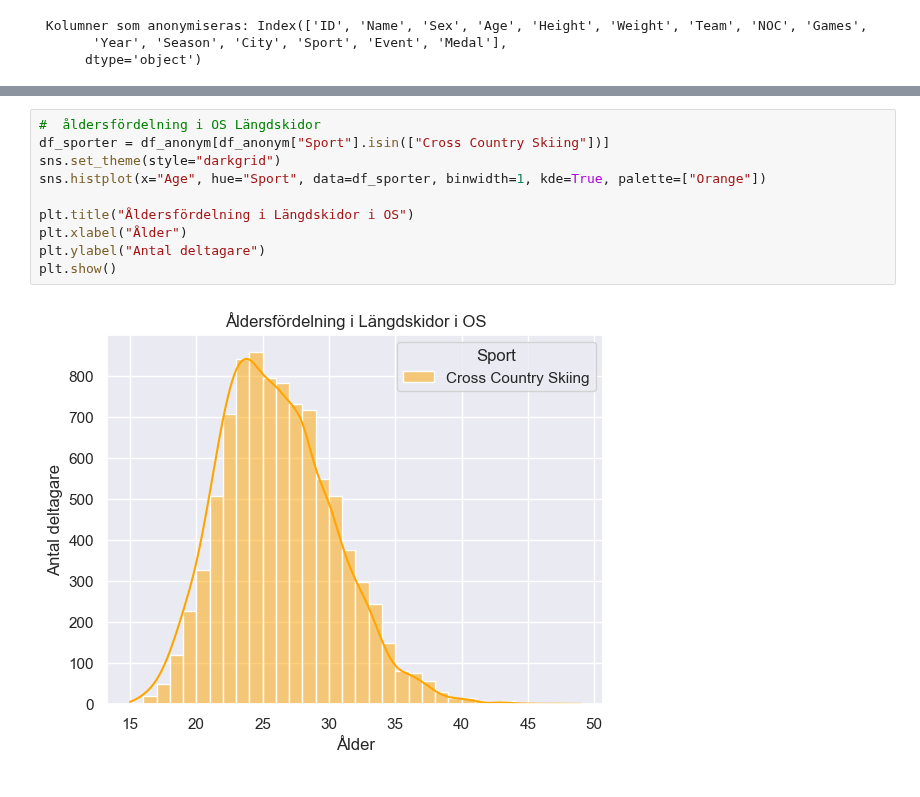
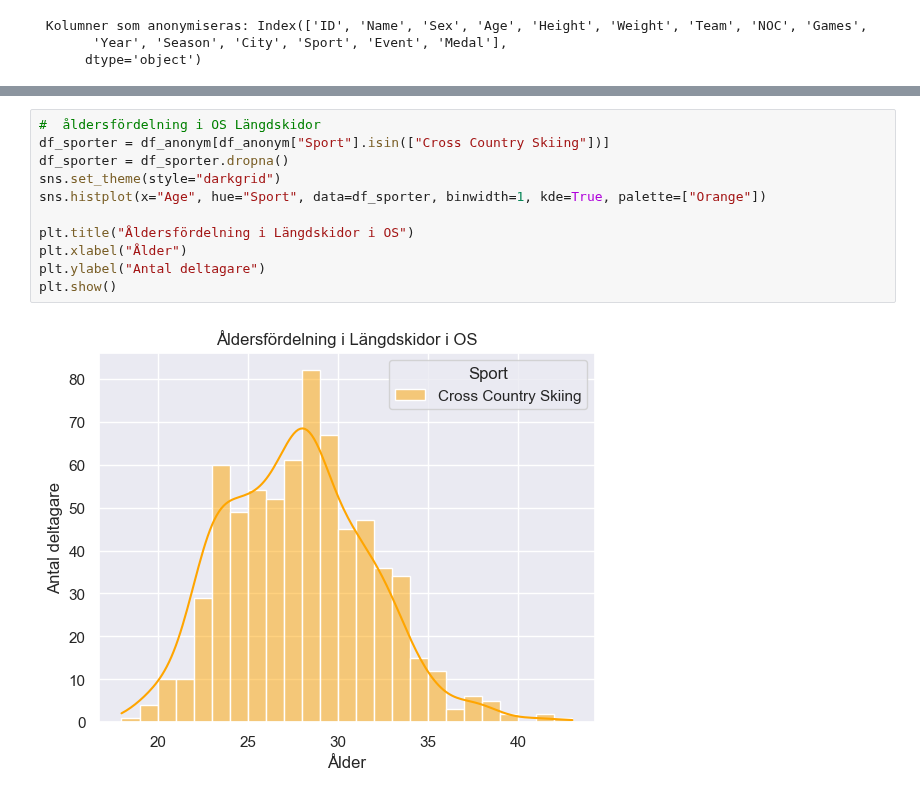
Before and after one commit to n00rp/Project_Olympic, a Jupyter notebook: Individuella filer/individuell_fil_jenny.ipynb, the cells around one changed output, grey strips where cells are left out. Drawn from its saved outputs; the diff is of its cells as text.

```diff
--- a/Individuella filer/individuell_fil_jenny.ipynb
+++ b/Individuella filer/individuell_fil_jenny.ipynb
@@ -73,15 +78,16 @@ plt.show()
 # %%
 #  åldersfördelning i OS Längdskidor
 df_sporter = df_anonym[df_anonym["Sport"].isin(["Cross Country Skiing"])]
+df_sporter = df_sporter.dropna()
 sns.set_theme(style="darkgrid")
 sns.histplot(x="Age", hue="Sport", data=df_sporter, binwidth=1, kde=True, palette=["Orange"])
 
 plt.title("Åldersfördelning i Längdskidor i OS")
 plt.xlabel("Ålder")
 plt.ylabel("Antal deltagare")
 plt.show()
 # %% [output]
-[figure, old version]
+[figure, new version]
 # %%
 #  åldersfördelning i OS Fotboll
 df_sporter = df_anonym[df_anonym["Sport"].isin(["Football"])]
```
Also changed, not shown: parts of 5 cells of this notebook.
